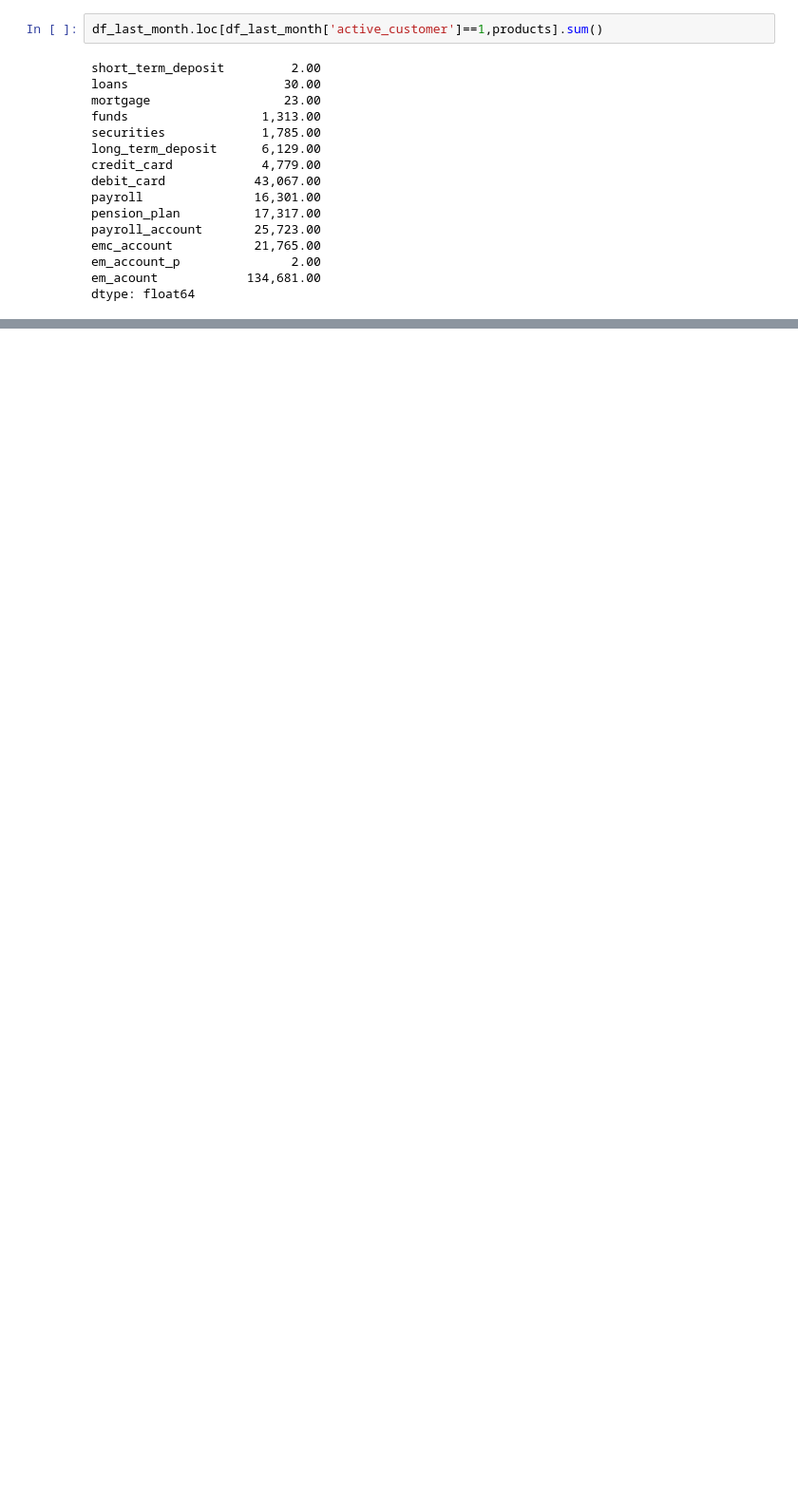
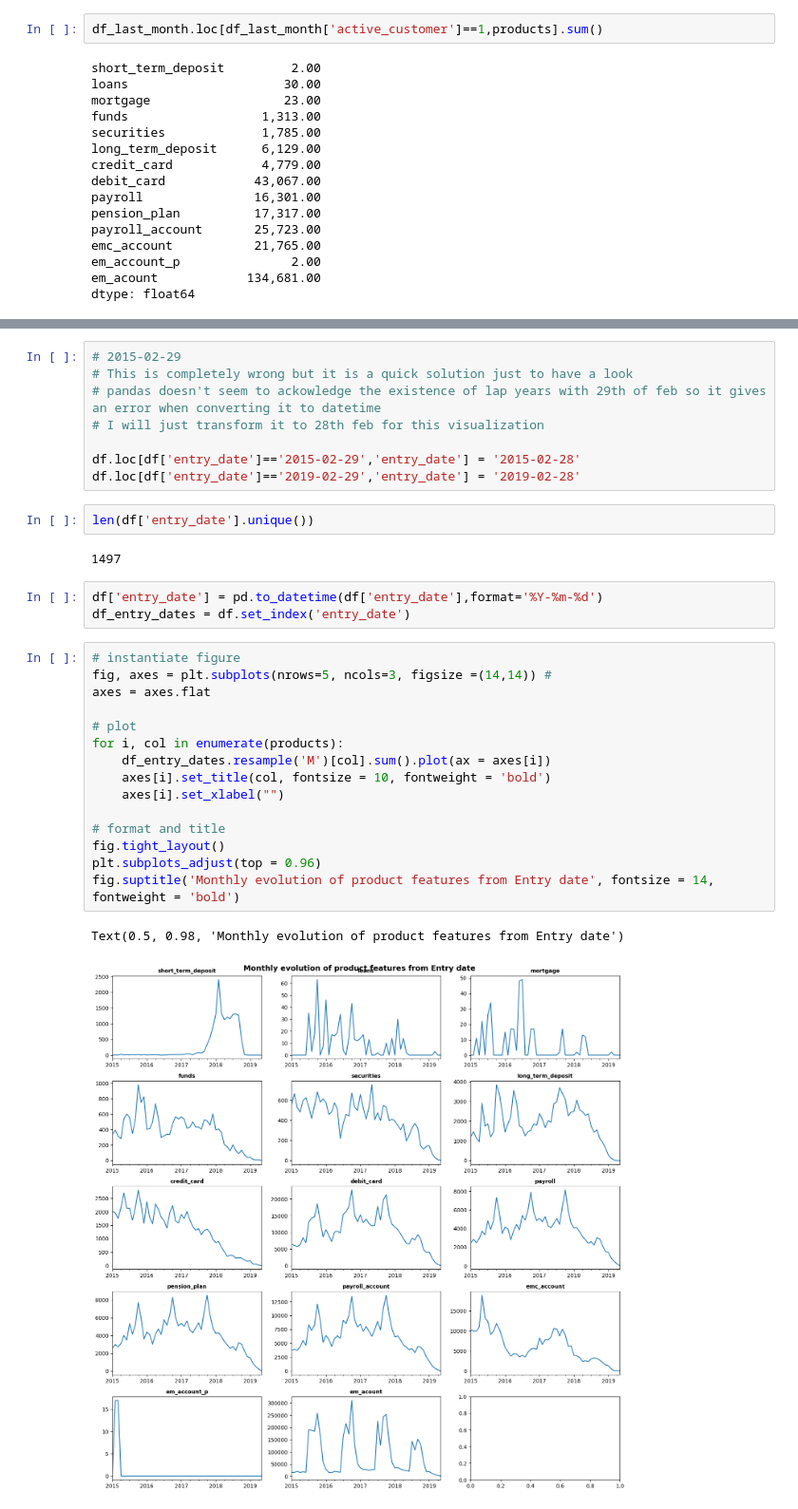
Before and after one commit to aggarcia1996/final_project_adjt, a Jupyter notebook: 02_EDA_Javier.ipynb, the cells around one changed output, grey strips where cells are left out. Shown at 95% size. Saved outputs shown, nothing was run; the diff lists cells and outputs as text; blank space fills up the shorter version.

Commit message:
Update 02 EDA Javier: New: check that there were no duplicated entries in graph for products by entry date

```diff
--- a/02_EDA_Javier.ipynb
+++ b/02_EDA_Javier.ipynb
@@ -240,0 +228,33 @@ df.head()
+# %%
+# 2015-02-29
+# This is completely wrong but it is a quick solution just to have a look
+# pandas doesn't seem to ackowledge the existence of lap years with 29th of feb so it gives an error when converting it to datetime
+# I will just transform it to 28th feb for this visualization
+
+df.loc[df['entry_date']=='2015-02-29','entry_date'] = '2015-02-28'
+df.loc[df['entry_date']=='2019-02-29','entry_date'] = '2019-02-28'
+# %%
+len(df['entry_date'].unique())
+# %% [output]
+1497
+# %%
+df['entry_date'] = pd.to_datetime(df['entry_date'],format='%Y-%m-%d')
+df_entry_dates = df.set_index('entry_date')
+# %%
+# instantiate figure
+fig, axes = plt.subplots(nrows=5, ncols=3, figsize =(14,14)) #
+axes = axes.flat
+
+# plot
+for i, col in enumerate(products):
+    df_entry_dates.resample('M')[col].sum().plot(ax = axes[i])
+    axes[i].set_title(col, fontsize = 10, fontweight = 'bold')
+    axes[i].set_xlabel("")
+
+# format and title
+fig.tight_layout()
+plt.subplots_adjust(top = 0.96)
+fig.suptitle('Monthly evolution of product features from Entry date', fontsize = 14, fontweight = 'bold')
+# %% [output]
+Text(0.5, 0.98, 'Monthly evolution of product features from Entry date')
+[figure, added]
```
Also changed, not shown: parts of 12 cells of this notebook.
